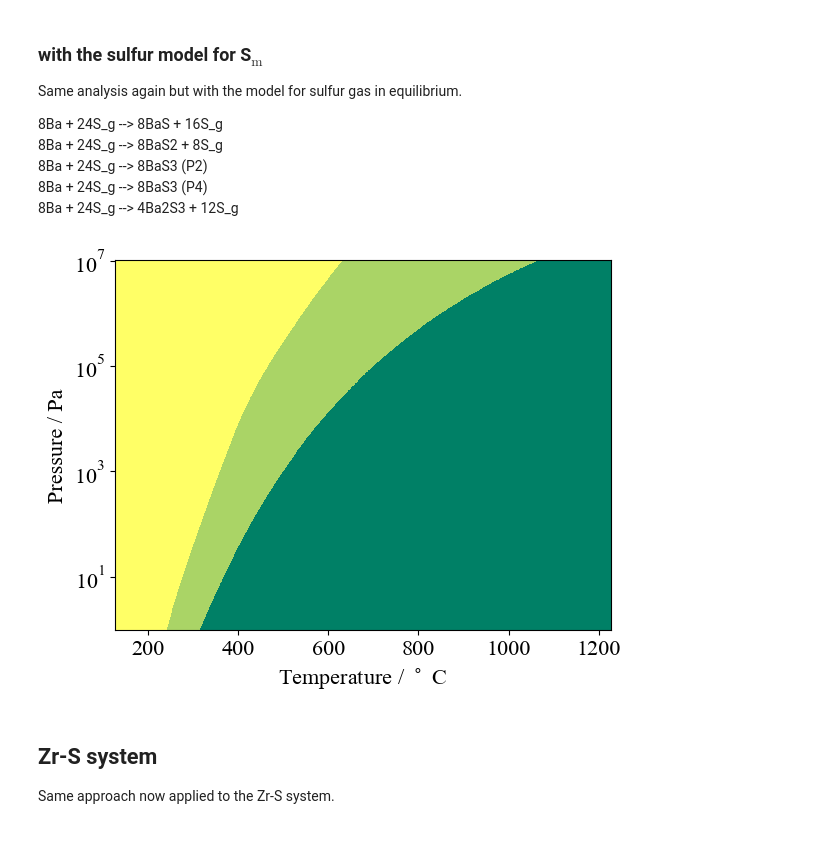
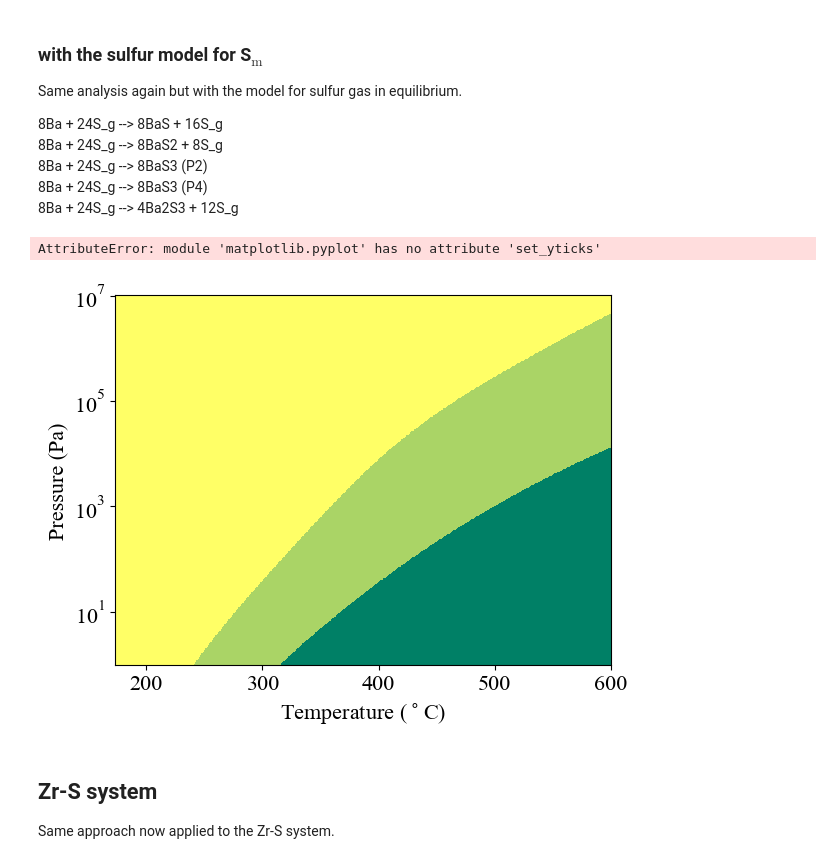
Before and after one commit to NU-CEM/2023_BaZrS3_Thermodynamic_Model, a Jupyter notebook: thermodynamic_analysis.ipynb, the cells around one changed output. Cells and saved outputs as stored; diff of their text form; code cells hidden in the pictures.

```diff
--- a/thermodynamic_analysis.ipynb
+++ b/thermodynamic_analysis.ipynb
@@ -518,13 +518,18 @@ Same analysis again but with the model for sulfur gas in equilibrium.
 # %%
 BaS_reaction = reactions.Reaction({Ba:8,S_g:24},{BaS:8,S_g:16},temperature=T,pressure=P,fu=8)
 BaS2_reaction = reactions.Reaction({Ba:8,S_g:24},{BaS2:8,S_g:8},temperature=T,pressure=P,fu=8)
 BaS3_reaction = reactions.Reaction({Ba:8,S_g:24},{BaS3_P4:8},temperature=T,pressure=P,fu=8)
 BaS3_P2_reaction = reactions.Reaction({Ba:8,S_g:24},{BaS3_P2:8},temperature=T,pressure=P,fu=8)
 Ba2S3_reaction = reactions.Reaction({Ba:8, S8:3}, {Ba2S3:4, S_g:12}, temperature=T, pressure=P, fu=8)
 BaS_system = potentials.Potentials(BaS_reaction.Dmu(units="kJ",xc='scan',T=T,P=P),BaS_reaction.Dmu(units="kJ",xc='scan',T=T,P=P),BaS2_reaction.Dmu(units="kJ",xc='scan',T=T,P=P),BaS3_reaction.Dmu(units="kJ",xc='scan',T=T,P=P))
 plt = BaS_system.plot_TvsP(material_labels=["BaS","BaS2","BaS3","BaS3_P2"],log_scale=True,T_units="C")
+plt.xlim([173,600])
+plt.xlabel("Temperature ($^\circ$C)")
+plt.ylabel("Pressure (Pa)")
+plt.set_yticks([10^0])
 # %% [output]
+AttributeError: module 'matplotlib.pyplot' has no attribute 'set_yticks'
-[figure, old version]
+[figure, new version]
 # %% [markdown]
 ## Zr-S system
 
```
Also changed, not shown: parts of 7 cells of this notebook.
